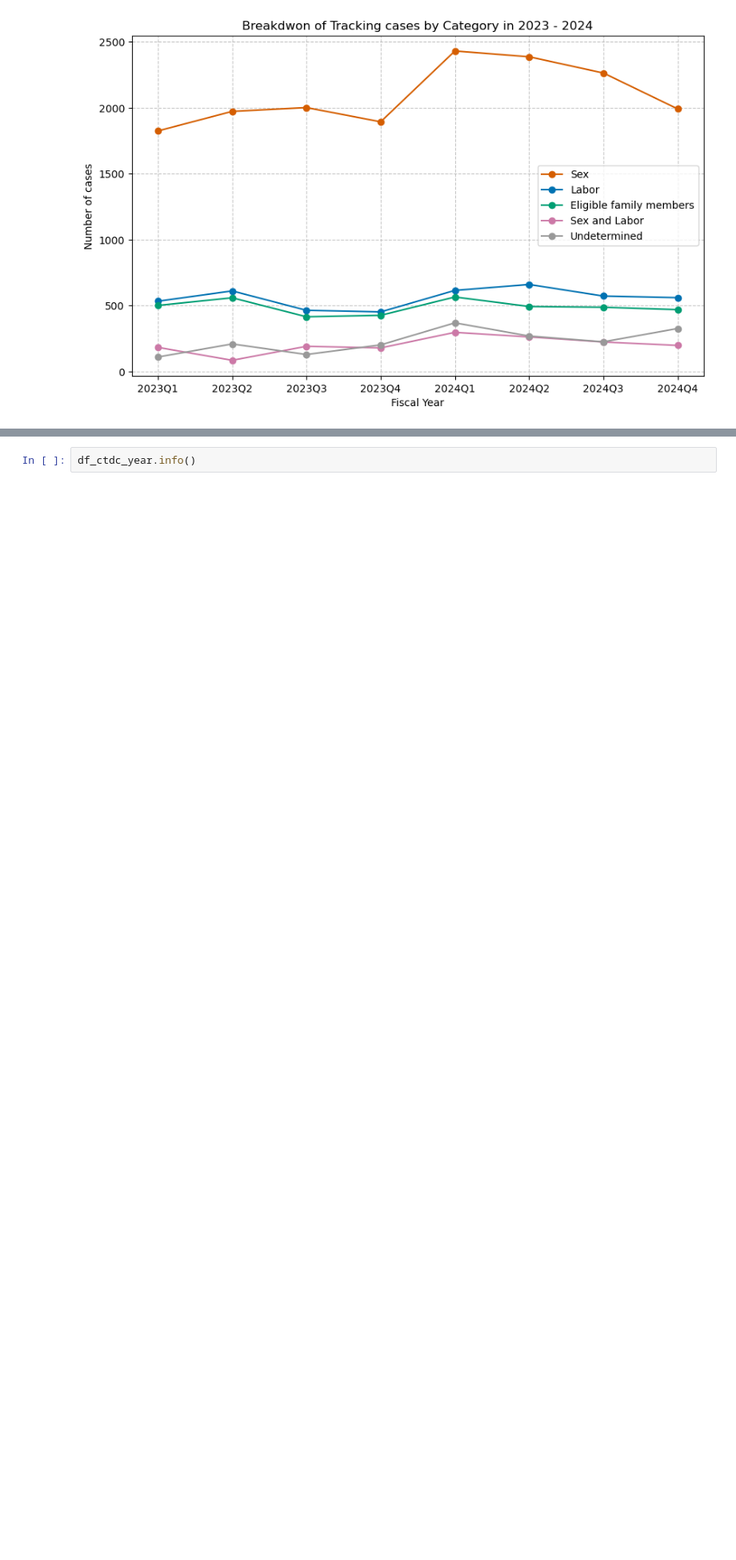
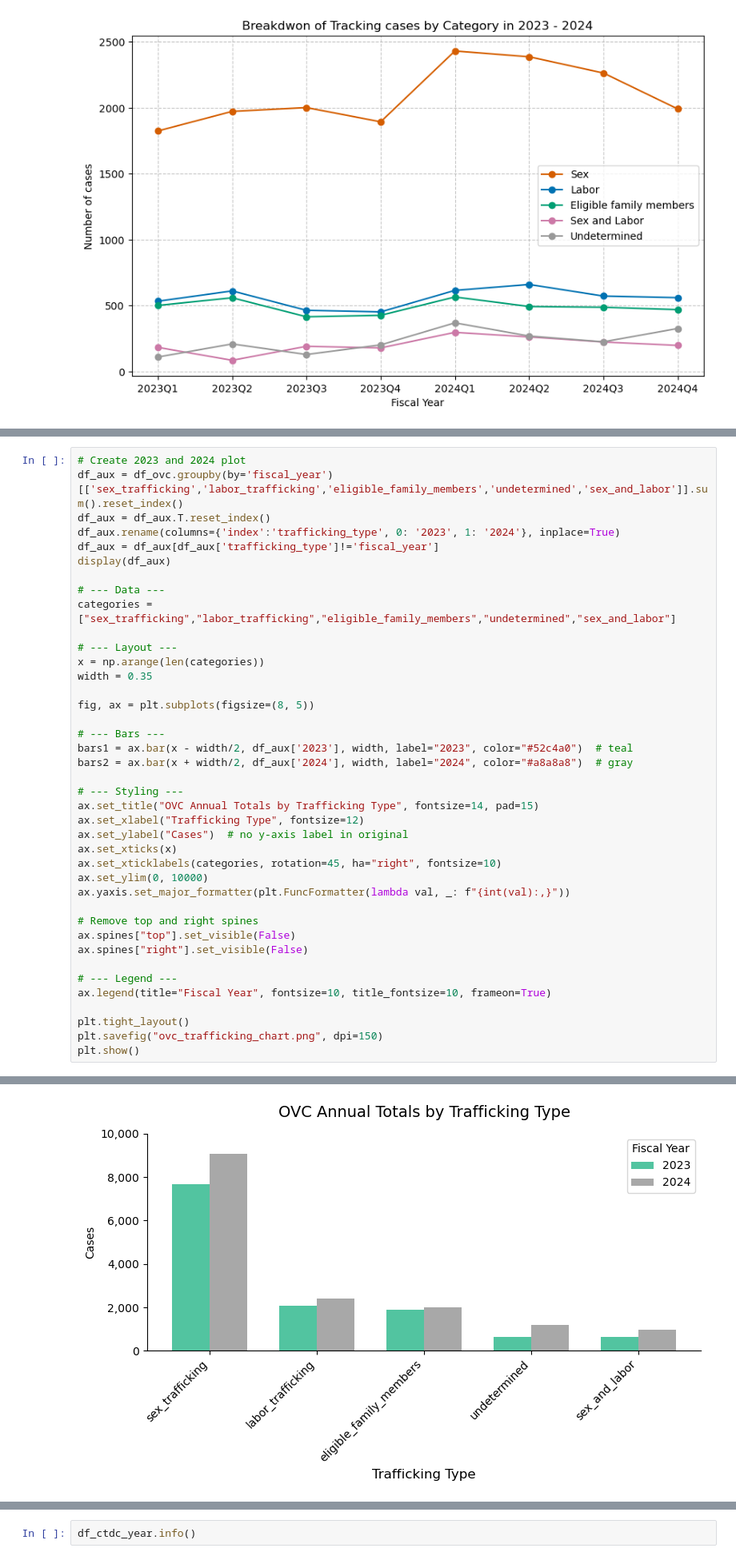
Before and after one commit to mgalvis60/Bayesian_ML_Human_Trafficking, a Jupyter notebook: Mateo/EDA_Bayesian.ipynb, the cells around one changed output, grey strips where cells are left out. Shown at 80% size. Saved outputs shown, nothing was run; the diff lists cells and outputs as text; blank space fills up the shorter version.

```diff
--- a/Mateo/EDA_Bayesian.ipynb
+++ b/Mateo/EDA_Bayesian.ipynb
@@ -271,0 +291,41 @@ plt.show()
+# %%
+# Create 2023 and 2024 plot
+df_aux = df_ovc.groupby(by='fiscal_year')[['sex_trafficking','labor_trafficking','eligible_family_members','undetermined','sex_and_labor']].sum().reset_index()
+df_aux = df_aux.T.reset_index()
+df_aux.rename(columns={'index':'trafficking_type', 0: '2023', 1: '2024'}, inplace=True)
+df_aux = df_aux[df_aux['trafficking_type']!='fiscal_year']
+display(df_aux)
+
+# --- Data ---
+categories = ["sex_trafficking","labor_trafficking","eligible_family_members","undetermined","sex_and_labor"]
+
+# --- Layout ---
+x = np.arange(len(categories))
+width = 0.35
+
+fig, ax = plt.subplots(figsize=(8, 5))
+
+# --- Bars ---
+bars1 = ax.bar(x - width/2, df_aux['2023'], width, label="2023", color="#52c4a0")  # teal
+bars2 = ax.bar(x + width/2, df_aux['2024'], width, label="2024", color="#a8a8a8")  # gray
+
+# --- Styling ---
+ax.set_title("OVC Annual Totals by Trafficking Type", fontsize=14, pad=15)
+ax.set_xlabel("Trafficking Type", fontsize=12)
+ax.set_ylabel("Cases")  # no y-axis label in original
+ax.set_xticks(x)
+ax.set_xticklabels(categories, rotation=45, ha="right", fontsize=10)
+ax.set_ylim(0, 10000)
+ax.yaxis.set_major_formatter(plt.FuncFormatter(lambda val, _: f"{int(val):,}"))
+
+# Remove top and right spines
+ax.spines["top"].set_visible(False)
+ax.spines["right"].set_visible(False)
+
+# --- Legend ---
+ax.legend(title="Fiscal Year", fontsize=10, title_fontsize=10, frameon=True)
+
+plt.tight_layout()
+plt.savefig("ovc_trafficking_chart.png", dpi=150)
+plt.show()
+# %% [output]
@@ -272 +338,2 @@ plt.show()
+[figure, added]
 # %% [markdown]
```
Also changed, not shown: parts of 13 cells of this notebook.
